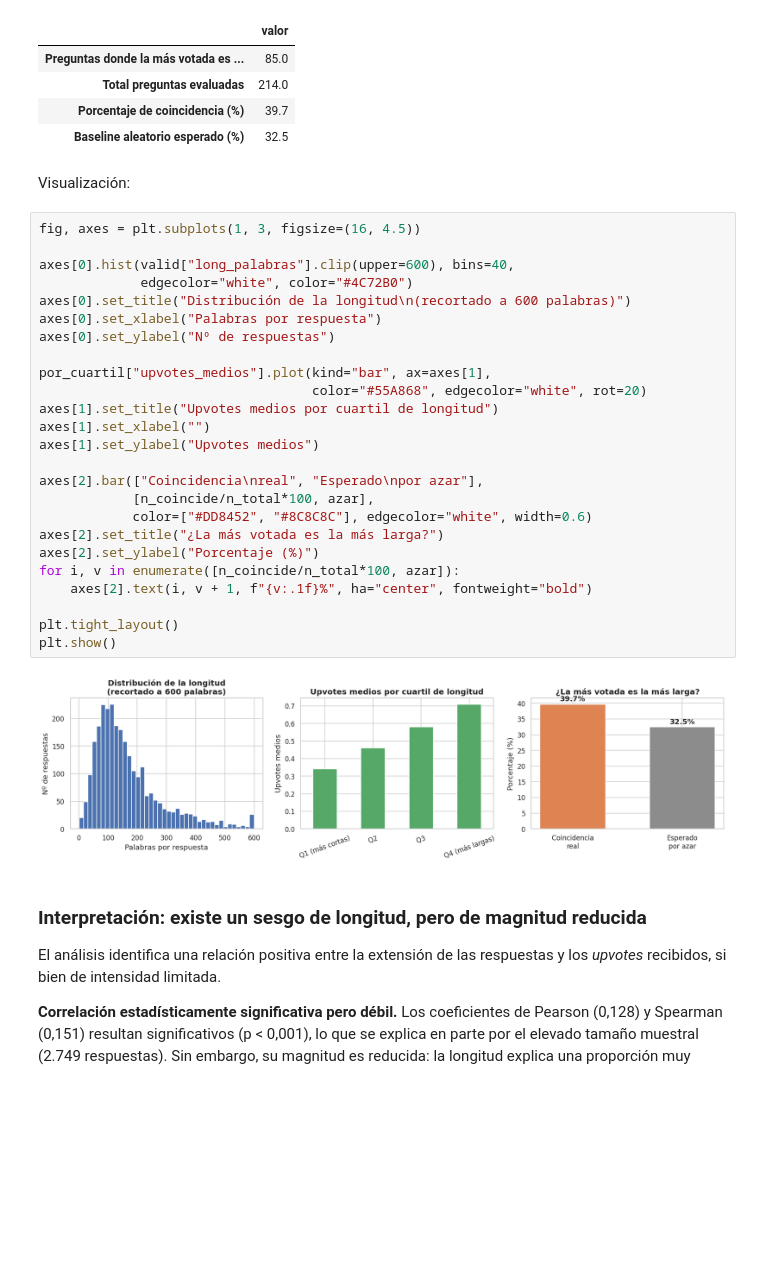
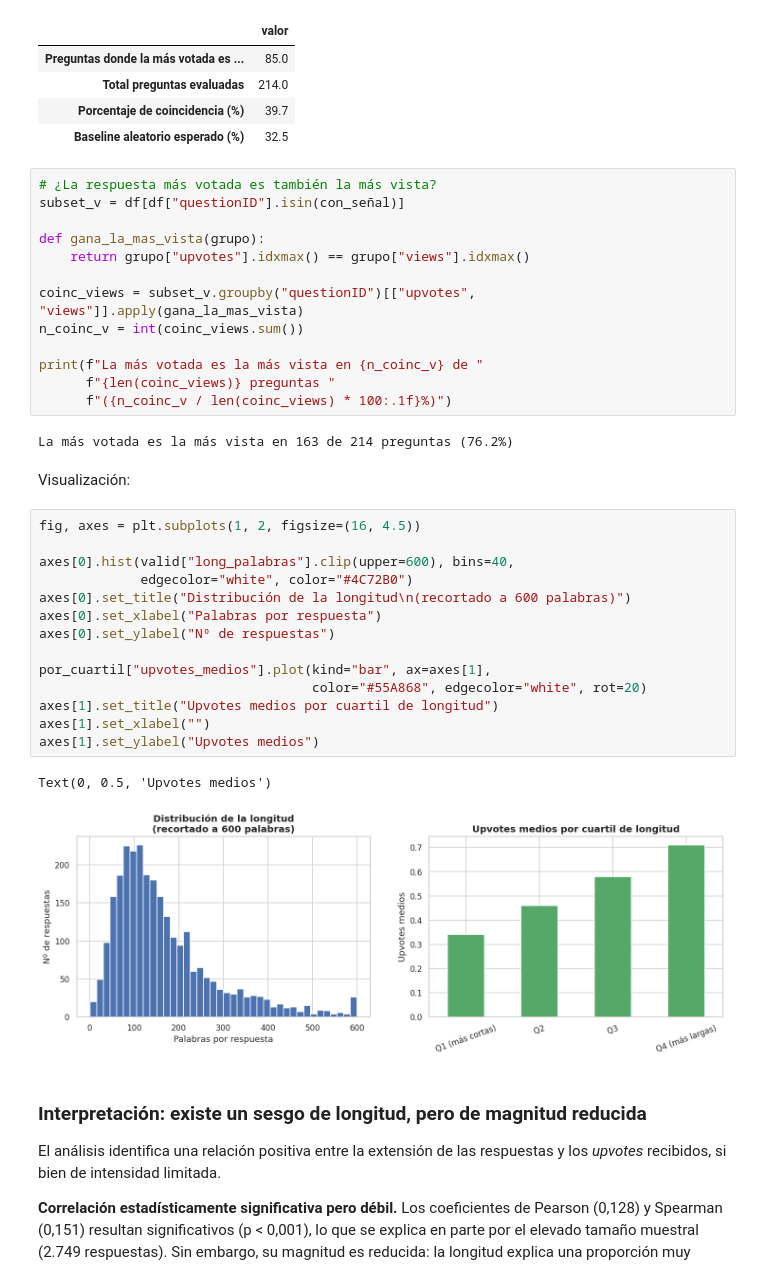
Before and after one commit to julia-acurio/TFG, a Jupyter notebook: notebooks/01_EDA.ipynb, the cells around one changed output. Drawn from its saved outputs; the diff is of its cells as text; blank space fills up the shorter version.

```diff
--- a/notebooks/01_EDA.ipynb
+++ b/notebooks/01_EDA.ipynb
@@ -532,35 +869,40 @@ display(sesgo)
 | Total preguntas evaluadas | 214.0 |
 | Porcentaje de coincidencia (%) | 39.7 |
 | Baseline aleatorio esperado (%) | 32.5 |
+# %%
+# ¿La respuesta más votada es también la más vista?
+subset_v = df[df["questionID"].isin(con_señal)]
+
+def gana_la_mas_vista(grupo):
+    return grupo["upvotes"].idxmax() == grupo["views"].idxmax()
+
+coinc_views = subset_v.groupby("questionID")[["upvotes", "views"]].apply(gana_la_mas_vista)
+n_coinc_v = int(coinc_views.sum())
+
+print(f"La más votada es la más vista en {n_coinc_v} de "
+      f"{len(coinc_views)} preguntas "
+      f"({n_coinc_v / len(coinc_views) * 100:.1f}%)")
+# %% [output]
+La más votada es la más vista en 163 de 214 preguntas (76.2%)
 # %% [markdown]
 Visualización:
 # %%
-fig, axes = plt.subplots(1, 3, figsize=(16, 4.5))
+fig, axes = plt.subplots(1, 2, figsize=(16, 4.5))
 
 axes[0].hist(valid["long_palabras"].clip(upper=600), bins=40,
              edgecolor="white", color="#4C72B0")
 axes[0].set_title("Distribución de la longitud\n(recortado a 600 palabras)")
 axes[0].set_xlabel("Palabras por respuesta")
 axes[0].set_ylabel("Nº de respuestas")
 
 por_cuartil["upvotes_medios"].plot(kind="bar", ax=axes[1],
                                    color="#55A868", edgecolor="white", rot=20)
 axes[1].set_title("Upvotes medios por cuartil de longitud")
 axes[1].set_xlabel("")
 axes[1].set_ylabel("Upvotes medios")
-
-axes[2].bar(["Coincidencia\nreal", "Esperado\npor azar"],
-            [n_coincide/n_total*100, azar],
-            color=["#DD8452", "#8C8C8C"], edgecolor="white", width=0.6)
-axes[2].set_title("¿La más votada es la más larga?")
-axes[2].set_ylabel("Porcentaje (%)")
-for i, v in enumerate([n_coincide/n_total*100, azar]):
-    axes[2].text(i, v + 1, f"{v:.1f}%", ha="center", fontweight="bold")
-
-plt.tight_layout()
-plt.show()
 # %% [output]
+Text(0, 0.5, 'Upvotes medios')
-[figure, old version]
+[figure, new version]
 # %% [markdown]
 ### Interpretación: existe un sesgo de longitud, pero de magnitud reducida
 
```
Also changed, not shown: parts of 48 cells of this notebook.
